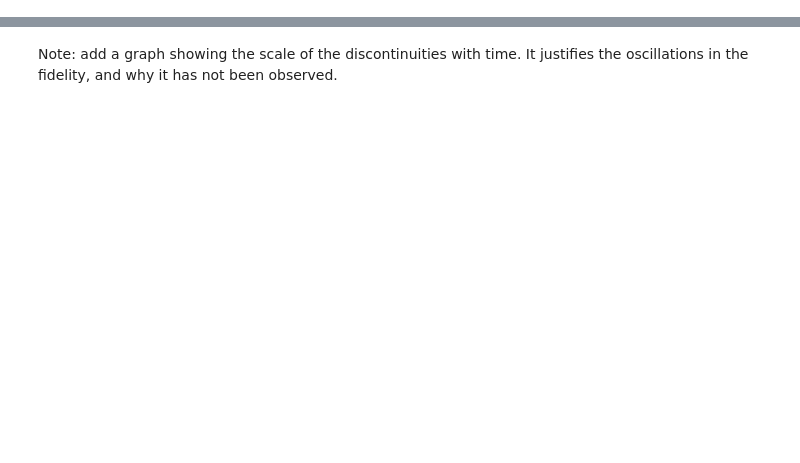
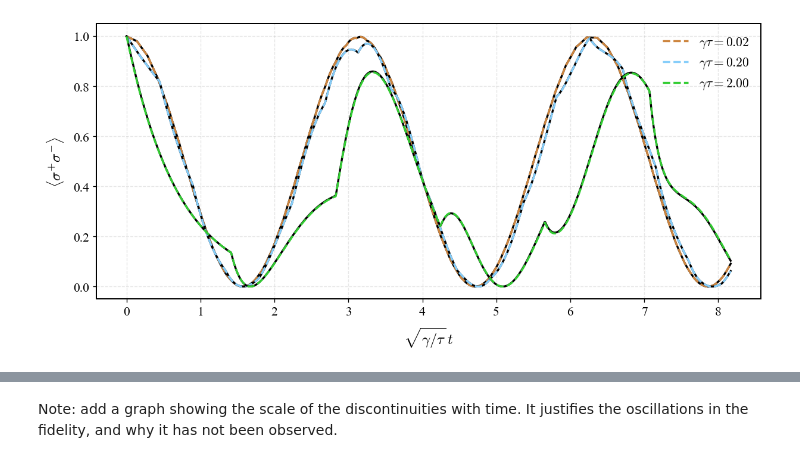
Before and after one commit to Taitoos2/non_markovian_qubit_swap, a Jupyter notebook: Idea_1.ipynb, the cells around one changed output, grey strips where cells are left out. Saved outputs shown, nothing was run; the diff lists cells and outputs as text; code cells hidden in the pictures; blank space fills up the shorter version.

```diff
--- a/Idea_1.ipynb
+++ b/Idea_1.ipynb
@@ -30,0 +65,32 @@ plt.show()
+# %%
+def exp_Rabilike(gamma_list:list =[0.02,0.2,2],
+				 tau:float = 1,
+				 n_modes:int=100):
+
+	fig,axs = plt.subplots(figsize=(12,5))
+	color_cycle = ['peru','lightskyblue','limegreen']
+
+	for  i,gamma in enumerate(gamma_list):
+		freq_ref = np.sqrt(gamma/tau)
+		T = 2*np.pi/freq_ref
+		t_max = 1.3*T
+		t = np.linspace(0,t_max,n_steps)
+		e=np.abs(DDE_analytical(gamma=gamma,tau=tau,t=t,phi=0))**2
+		_,e_ww = run_ww_simulation(t_max=t_max,gamma=gamma,Delta=100,L=0.5,c=1,n_modes=n_modes,n_steps=n_steps)
+
+		axs.plot(freq_ref*t,e_ww,color='k')
+		axs.plot(freq_ref*t,e,color=color_cycle[i],linestyle='dashed',label=rf"$\gamma \tau = {gamma*tau:.2f}$")
+
+	axs.set_xlabel(r"$\sqrt{ \gamma / \tau } \,  t $")
+	axs.set_ylabel(r"$\langle \sigma^{+} \sigma^{-} \rangle $")
+	axs.legend()
+
+
+	# fig.savefig('figure_1_new.pdf')
+	plt.show()
+
+	return fig,axs
+# %%
+fig,axs=exp_Rabilike()
+# %% [output]
+[figure, added]
```
Also changed, not shown: parts of 10 cells of this notebook, 12 other files.
